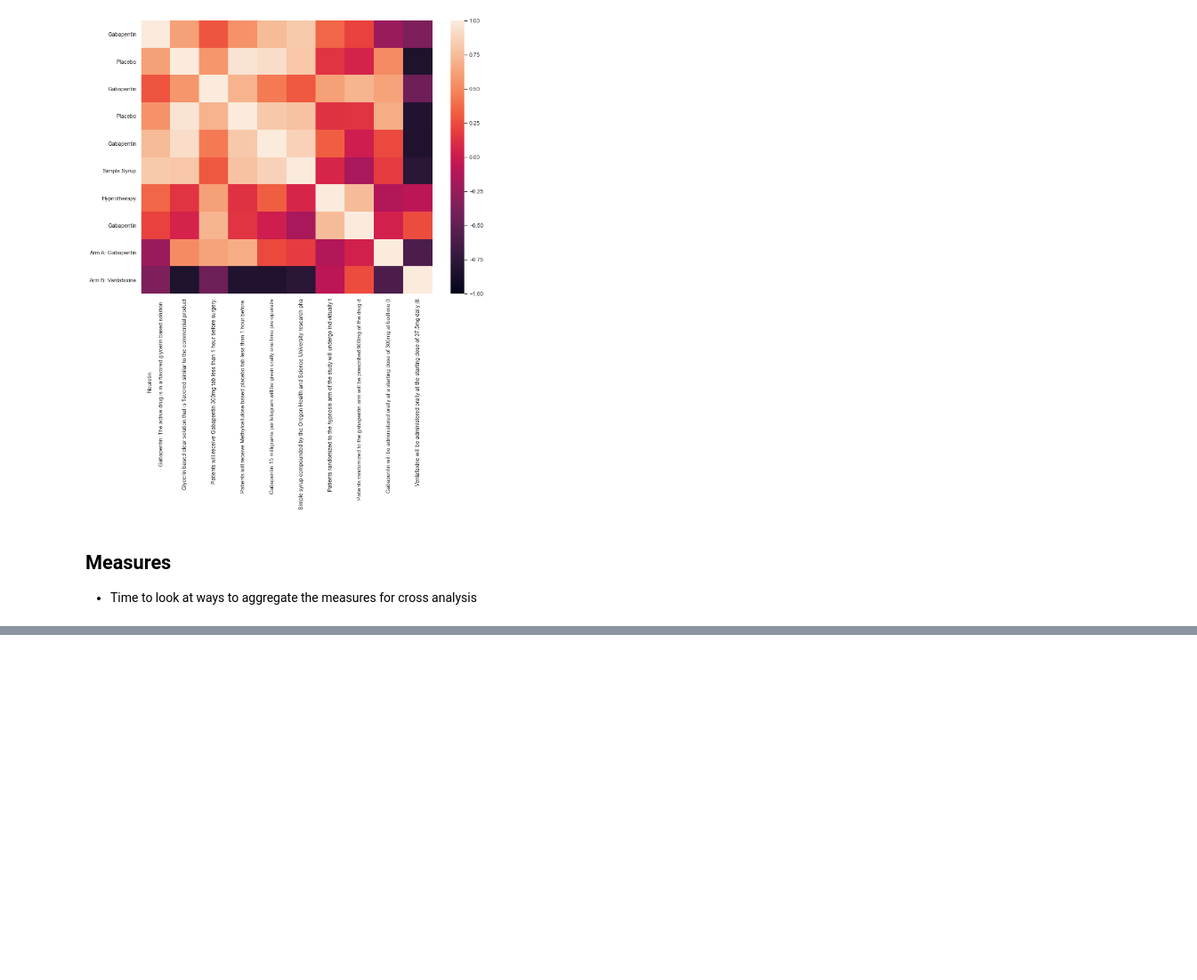
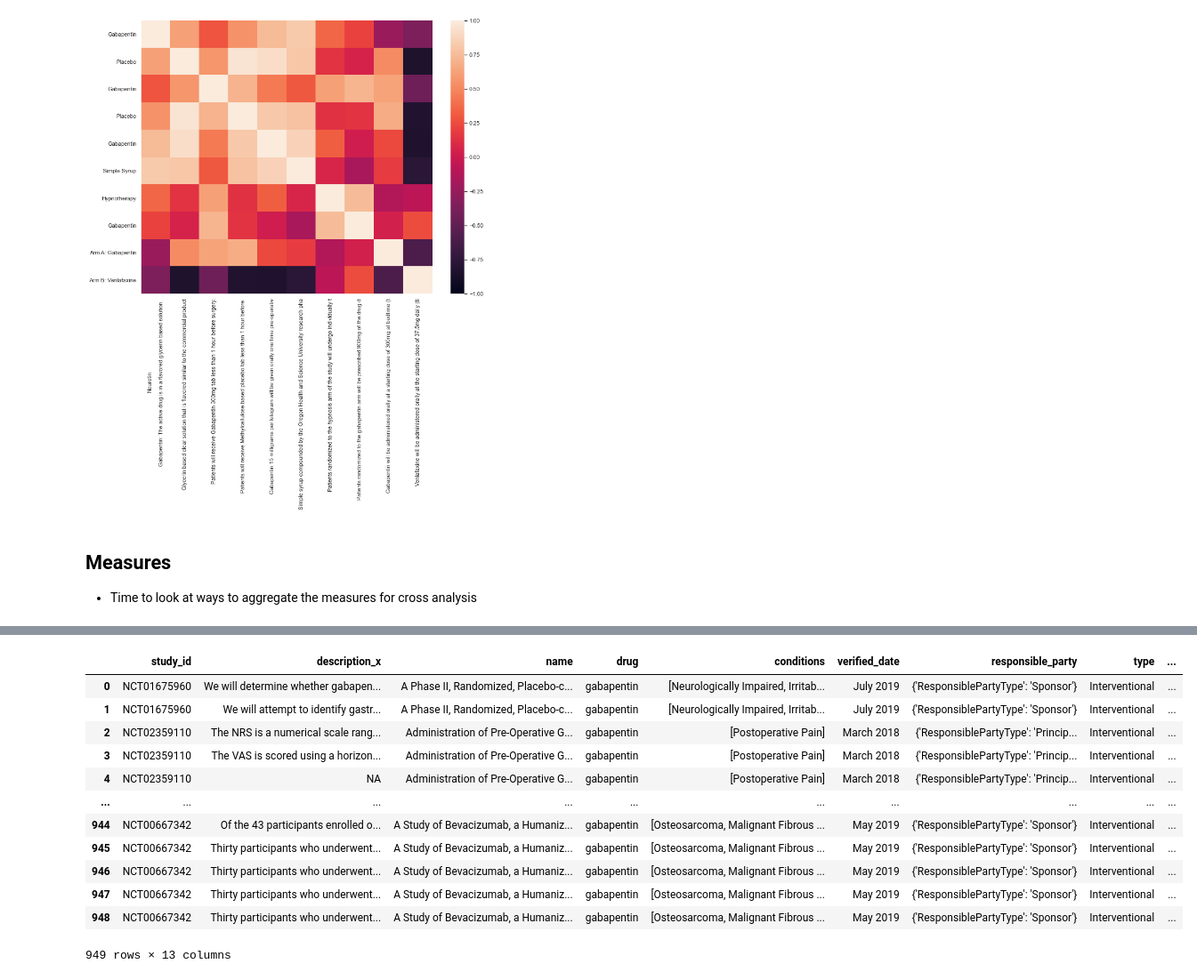
Before and after one commit to porterehunley/drugprocessing, a Jupyter notebook: ProjectNotebook.ipynb, the cells around one changed output, grey strips where cells are left out. Shown at 89% size. Drawn from its saved outputs; the diff is of its cells as text; code cells hidden in the pictures; blank space fills up the shorter version.

```diff
--- a/ProjectNotebook.ipynb
+++ b/ProjectNotebook.ipynb
@@ -1542,0 +1623,18 @@ ax = sns.heatmap(sim_matrix, xticklabels=x_heatmap_labels, yticklabels=y_heatmap
+# %%
+# Merge measures with studies
+measures_table[['study_id', 'description']].merge(studies_table, 'inner', ['study_id']).rename(
+    {'description_x':'measure_description', ''})
+# %% [output]
+|  | study_id | description_x | name | drug | conditions | verified_date | responsible_party | type | ... |
+| 0 | NCT01675960 | We will determine whether gabapen... | A Phase II, Randomized, Placebo-c... | gabapentin | [Neurologically Impaired, Irritab... | July 2019 | {'ResponsiblePartyType': 'Sponsor'} | Interventional | ... |
+| 1 | NCT01675960 | We will attempt to identify gastr... | A Phase II, Randomized, Placebo-c... | gabapentin | [Neurologically Impaired, Irritab... | July 2019 | {'ResponsiblePartyType': 'Sponsor'} | Interventional | ... |
+| 2 | NCT02359110 | The NRS is a numerical scale rang... | Administration of Pre-Operative G... | gabapentin | [Postoperative Pain] | March 2018 | {'ResponsiblePartyType': 'Princip... | Interventional | ... |
+| 3 | NCT02359110 | The VAS is scored using a horizon... | Administration of Pre-Operative G... | gabapentin | [Postoperative Pain] | March 2018 | {'ResponsiblePartyType': 'Princip... | Interventional | ... |
+| 4 | NCT02359110 | NA | Administration of Pre-Operative G... | gabapentin | [Postoperative Pain] | March 2018 | {'ResponsiblePartyType': 'Princip... | Interventional | ... |
+| ... | ... | ... | ... | ... | ... | ... | ... | ... | ... |
+| 944 | NCT00667342 | Of the 43 participants enrolled o... | A Study of Bevacizumab, a Humaniz... | gabapentin | [Osteosarcoma, Malignant Fibrous ... | May 2019 | {'ResponsiblePartyType': 'Sponsor'} | Interventional | ... |
+| 945 | NCT00667342 | Thirty participants who underwent... | A Study of Bevacizumab, a Humaniz... | gabapentin | [Osteosarcoma, Malignant Fibrous ... | May 2019 | {'ResponsiblePartyType': 'Sponsor'} | Interventional | ... |
+| 946 | NCT00667342 | Thirty participants who underwent... | A Study of Bevacizumab, a Humaniz... | gabapentin | [Osteosarcoma, Malignant Fibrous ... | May 2019 | {'ResponsiblePartyType': 'Sponsor'} | Interventional | ... |
+| 947 | NCT00667342 | Thirty participants who underwent... | A Study of Bevacizumab, a Humaniz... | gabapentin | [Osteosarcoma, Malignant Fibrous ... | May 2019 | {'ResponsiblePartyType': 'Sponsor'} | Interventional | ... |
+| 948 | NCT00667342 | Thirty participants who underwent... | A Study of Bevacizumab, a Humaniz... | gabapentin | [Osteosarcoma, Malignant Fibrous ... | May 2019 | {'ResponsiblePartyType': 'Sponsor'} | Interventional | ... |
+949 rows × 13 columns
```
Also changed, not shown: parts of 13 cells of this notebook.
